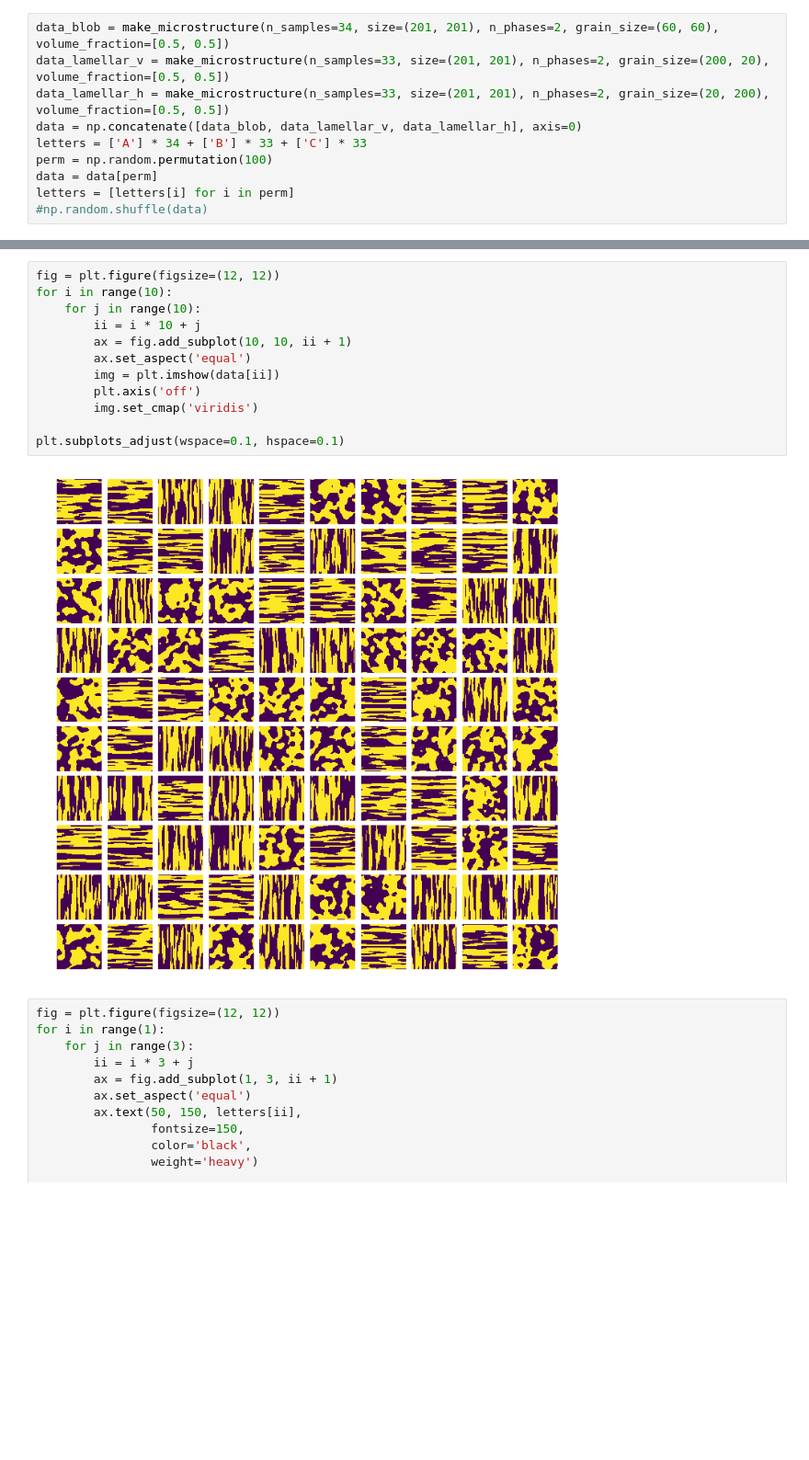
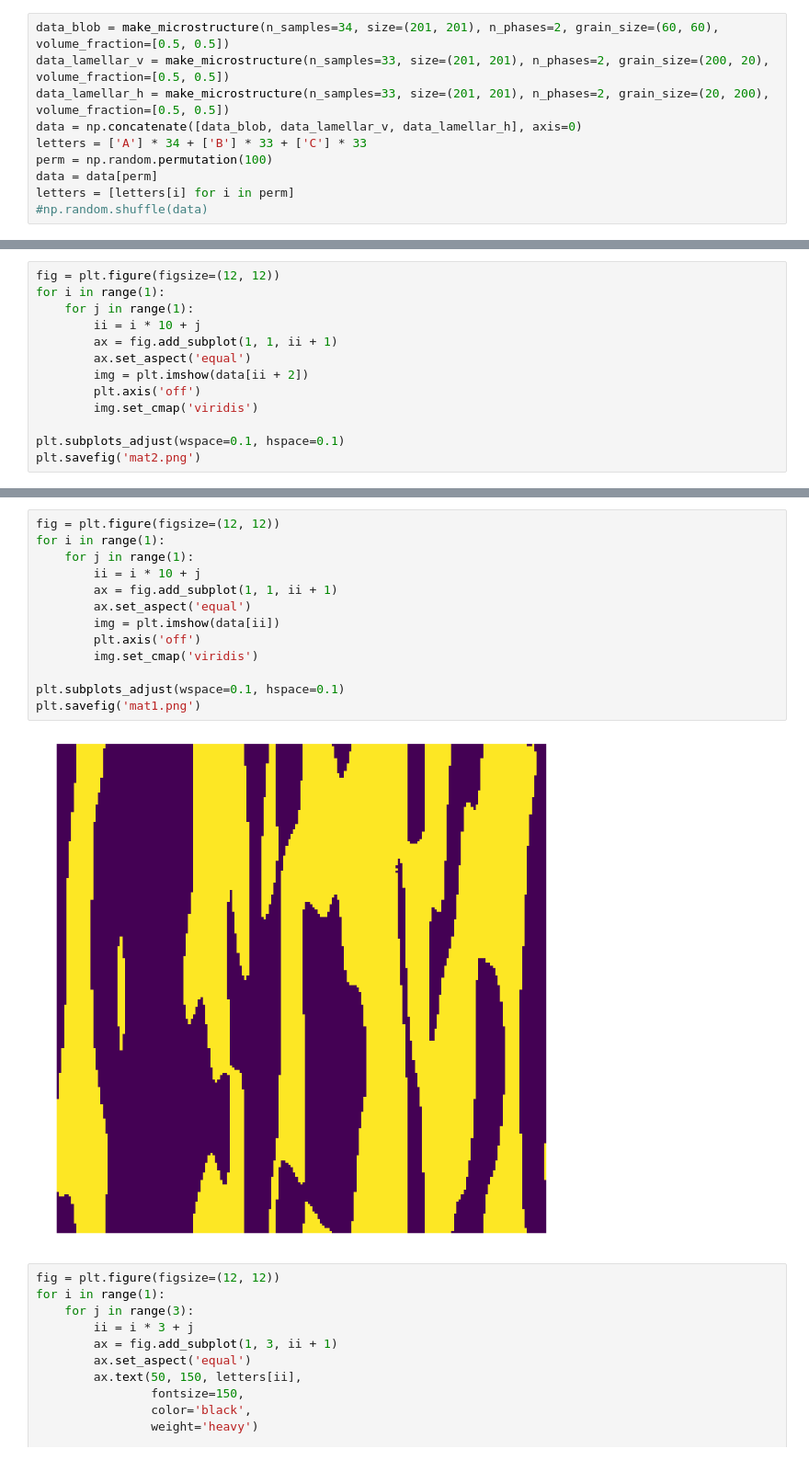
Before and after one commit to materialsinnovation/mks-tutorial, a Jupyter notebook: data/cartoons.ipynb, the cells around one changed output, grey strips where cells are left out. Shown at 92% size. Drawn from its saved outputs; the diff is of its cells as text; blank space fills up the shorter version.

Commit message:
Grid image

```diff
--- a/data/cartoons.ipynb
+++ b/data/cartoons.ipynb
@@ -51,0 +53,13 @@ plt.savefig('array.png')
+# %%
+fig = plt.figure(figsize=(12, 12))
+for i in range(1):
+    for j in range(1):
+        ii = i * 10 + j
+        ax = fig.add_subplot(1, 1, ii + 1)
+        ax.set_aspect('equal')
+        img = plt.imshow(data[ii + 2])
+        plt.axis('off')
+        img.set_cmap('viridis')
+
+plt.subplots_adjust(wspace=0.1, hspace=0.1)
+plt.savefig('mat2.png')
@@ -52,17 +68,18 @@ plt.savefig('array.png')
 # %%
 fig = plt.figure(figsize=(12, 12))
-for i in range(10):
-    for j in range(10):
+for i in range(1):
+    for j in range(1):
         ii = i * 10 + j
-        ax = fig.add_subplot(10, 10, ii + 1)
+        ax = fig.add_subplot(1, 1, ii + 1)
         ax.set_aspect('equal')
         img = plt.imshow(data[ii])
         plt.axis('off')
         img.set_cmap('viridis')
 
 plt.subplots_adjust(wspace=0.1, hspace=0.1)
+plt.savefig('mat1.png')
 # %% [output]
-[figure, old version]
+[figure, new version]
 # %%
 fig = plt.figure(figsize=(12, 12))
 for i in range(1):
```
Also changed, not shown: parts of 5 cells of this notebook.
